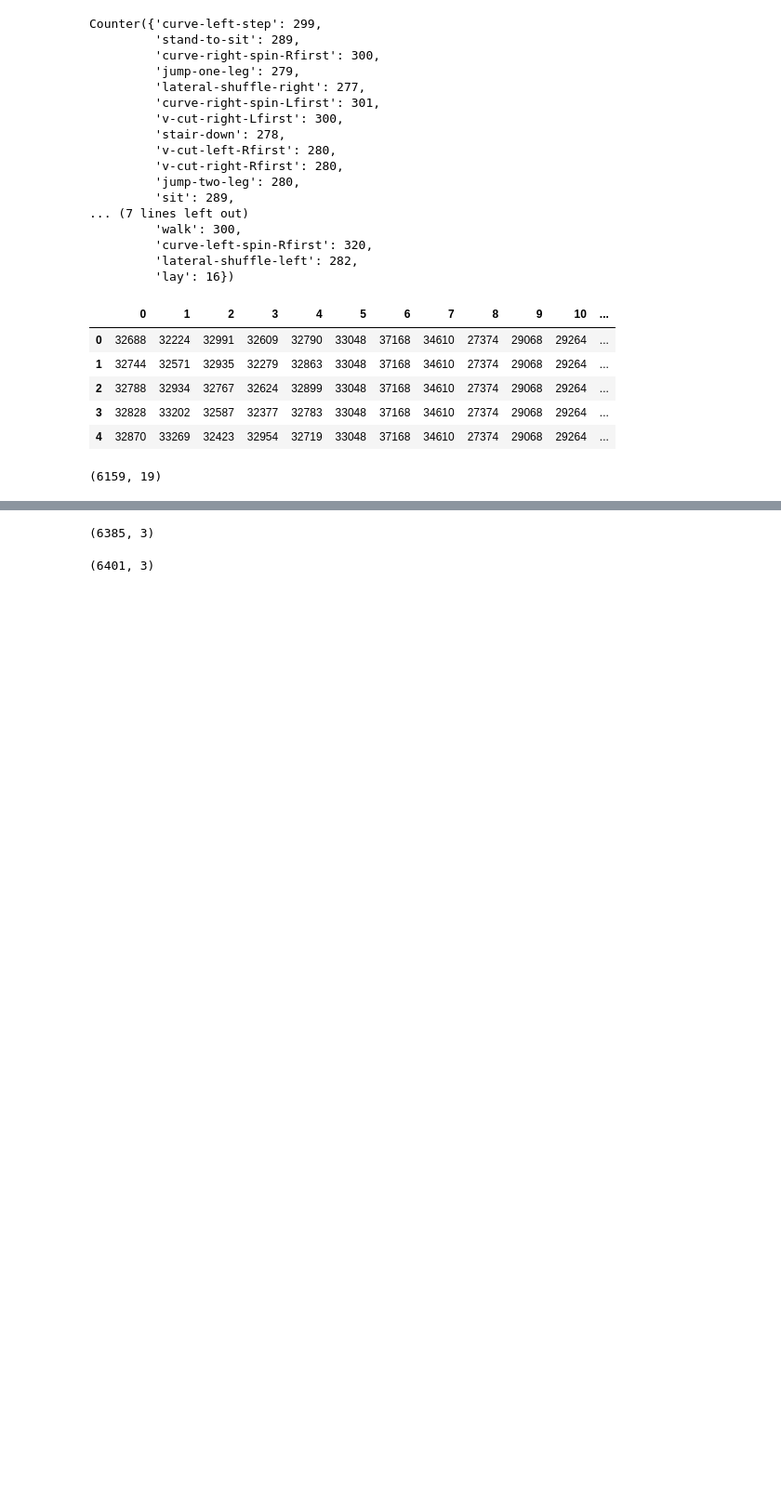
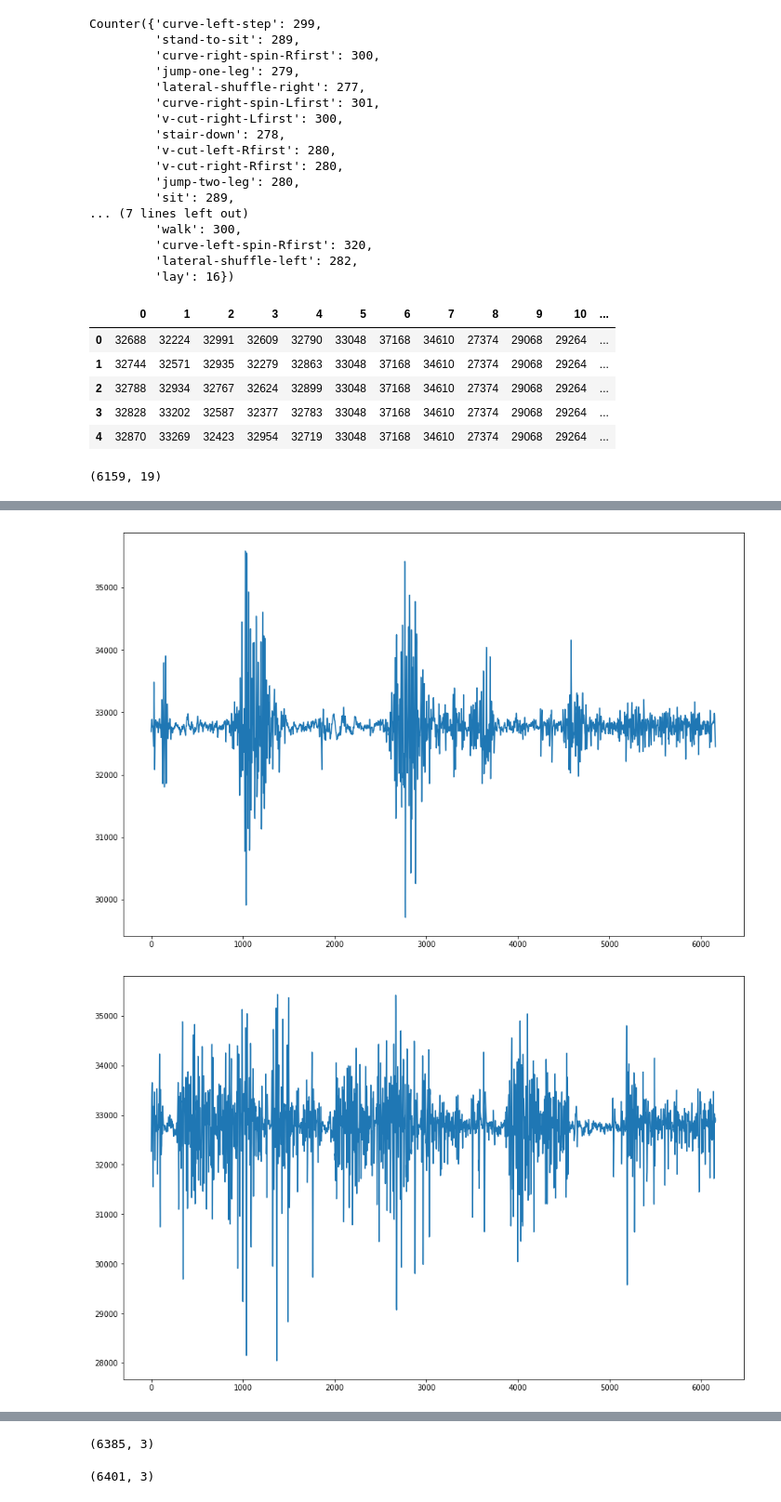
Before and after one commit to Nilabhra/BBDC2019, a Jupyter notebook: EDA.ipynb, the cells around one changed output, grey strips where cells are left out. Shown at 93% size. Cells and saved outputs as stored; diff of their text form; code cells hidden in the pictures; blank space fills up the shorter version.

```diff
--- a/EDA.ipynb
+++ b/EDA.ipynb
@@ -96,3 +148,12 @@ mat = file2mat('bbdc_2019_Bewegungsdaten/Subject02/Subject02_Aufnahme000.csv')
+# %%
+for i in range():
+    fig = plt.figure()
+    fig.set_size_inches(15, 10)
+    x = np.arange(mat.shape[0])
+    sns.lineplot(x, savgol_filter(mat[:, i], 11, 3))
+# %% [output]
+[figure, added]
+[figure, added]
 # %%
 data_dir = 'bbdc_2019_Bewegungsdaten/'
 # %%
```
Also changed, not shown: parts of 15 cells of this notebook, 4 other files.
